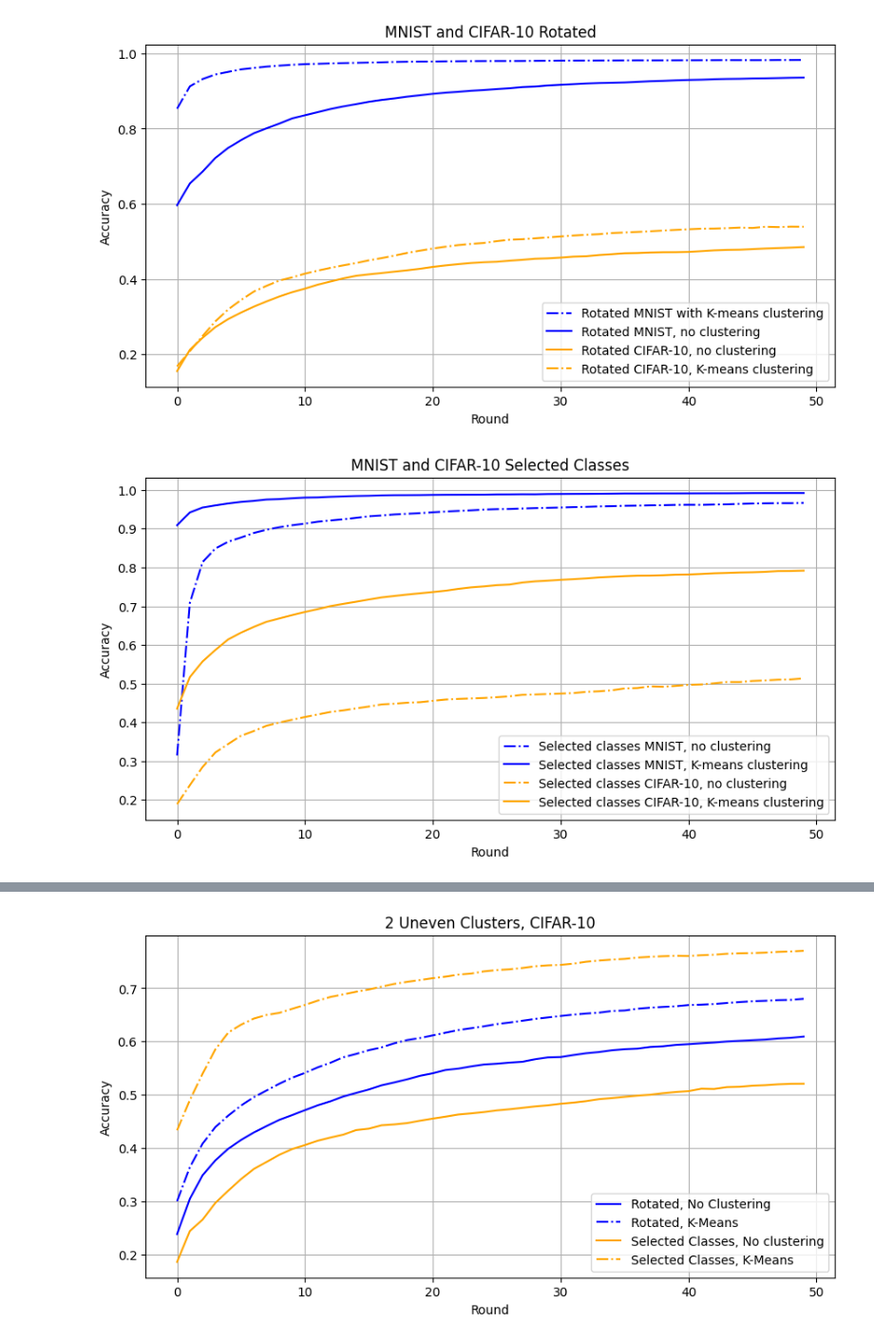
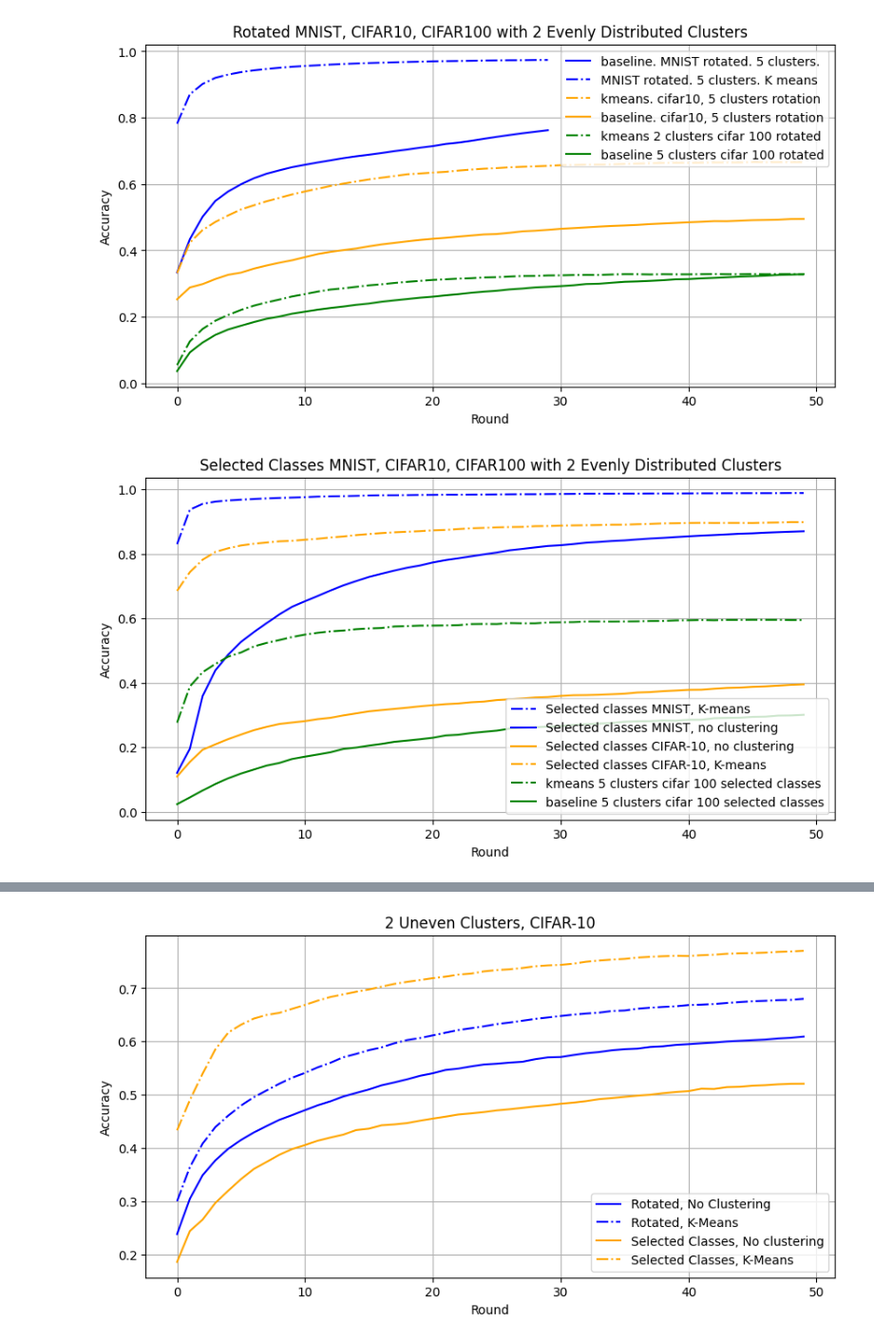
Before and after one commit to sidb70/clusterFL, a Jupyter notebook: experiments/results/results.ipynb, the cells around one changed output, grey strips where cells are left out. Shown at 95% size. Cells and saved outputs as stored; diff of their text form; code cells hidden in the pictures.

Commit message:
add cifar100 results

```diff
--- a/experiments/results/results.ipynb
+++ b/experiments/results/results.ipynb
@@ -30,39 +30,50 @@ def get_results(dirname):
 # %%
 dirname = './mnist_rotated'
 mnist_results = get_results(dirname)
 dirname = './cifar10_rotated'
 cifar_results = get_results(dirname)
+dirname = './cifar100_rotated'
+cifar100_results = get_results(dirname)
 
 # linestyle is - - for mnist, - for cifar
 # color is orange for baseline_average
 plt.figure(figsize=(10, 5))
 for i in mnist_results:
     description = mnist_results[i]['description']
     baseline = mnist_results[i]['baseline']
     experiment_results = mnist_results[i]['results']
     rounds = [r[0] for r in experiment_results]
     accs = [r[1] for r in experiment_results]
     plt.plot(rounds, accs, label=description, linestyle='-' if baseline else '-.', color = 'blue' )
 for i in cifar_results:
     description = cifar_results[i]['description']
     experiment_results = cifar_results[i]['results']
     baseline = cifar_results[i]['baseline']
     rounds = [r[0] for r in experiment_results]
     accs = [r[1] for r in experiment_results]
     plt.plot(rounds, accs, label=description, linestyle='-' if baseline else '-.', color = 'orange' )
+for i in cifar100_results:
+    description = cifar100_results[i]['description']
+    experiment_results = cifar100_results[i]['results']
+    baseline = cifar100_results[i]['baseline']
+    rounds = [r[0] for r in experiment_results]
+    accs = [r[1] for r in experiment_results]
+    plt.plot(rounds, accs, label=description, linestyle='-' if baseline else '-.', color = 'green' )
 plt.xlabel('Round')
 plt.ylabel('Accuracy')
-plt.title('MNIST and CIFAR-10 Rotated')
+plt.title('Rotated MNIST, CIFAR10, CIFAR100 with 2 Evenly Distributed Clusters')
 plt.legend()
 plt.grid()
 plt.show()
 # %% [output]
-[figure, old version]
+[figure, new version]
 # %%
 dirname = './mnist_selected_classes'
 mnist_results = get_results(dirname)
 dirname = './cifar10_selected_classes'
 cifar_results = get_results(dirname)
+dirname = './cifar100_selected_classes'
+cifar100_results = get_results(dirname)
 
 # linestyle is - - for mnist, - for cifar
 # color is orange for baseline_average
@@ -73,20 +84,27 @@ for i in mnist_results:
     experiment_results = mnist_results[i]['results']
     rounds = [r[0] for r in experiment_results]
     accs = [r[1] for r in experiment_results]
-    plt.plot(rounds, accs, label=description, linestyle='-.' if baseline else '-', color = 'blue')
+    plt.plot(rounds, accs, label=description, linestyle='-' if baseline else '-.', color = 'blue')
 for i in cifar_results:
     description = cifar_results[i]['description']
     experiment_results = cifar_results[i]['results']
     baseline = cifar_results[i]['baseline']
     rounds = [r[0] for r in experiment_results]
     accs = [r[1] for r in experiment_results]
-    plt.plot(rounds, accs, label=description, linestyle='-.' if baseline else '-', color = 'orange')
+    plt.plot(rounds, accs, label=description, linestyle='-' if baseline else '-.', color = 'orange')
+for i in cifar100_results:
+    description = cifar100_results[i]['description']
+    experiment_results = cifar100_results[i]['results']
+    baseline = cifar100_results[i]['baseline']
+    rounds = [r[0] for r in experiment_results]
+    accs = [r[1] for r in experiment_results]
+    plt.plot(rounds, accs, label=description, linestyle='-' if baseline else '-.', color = 'green')
 plt.xlabel('Round')
 plt.ylabel('Accuracy')
-plt.title('MNIST and CIFAR-10 Selected Classes')
+plt.title('Selected Classes MNIST, CIFAR10, CIFAR100 with 2 Evenly Distributed Clusters')
 plt.legend()
 plt.grid()
 plt.show()
 # %% [output]
-[figure, old version]
+[figure, new version]
 # %%
```
Also changed, not shown: parts of 5 cells of this notebook, 12 other files.
